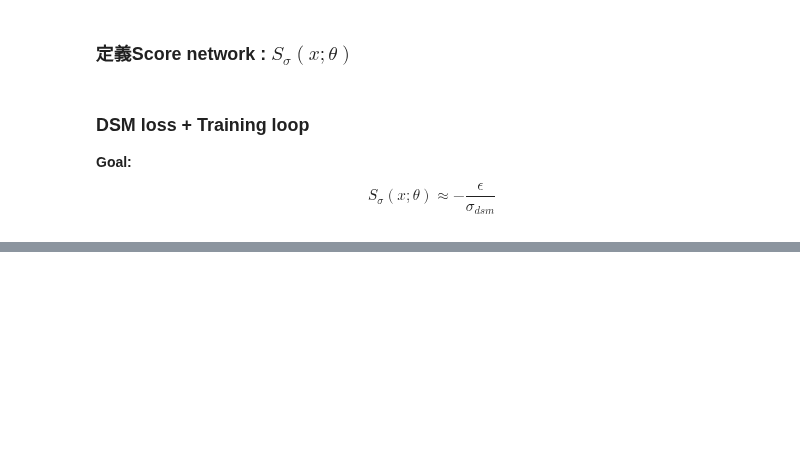
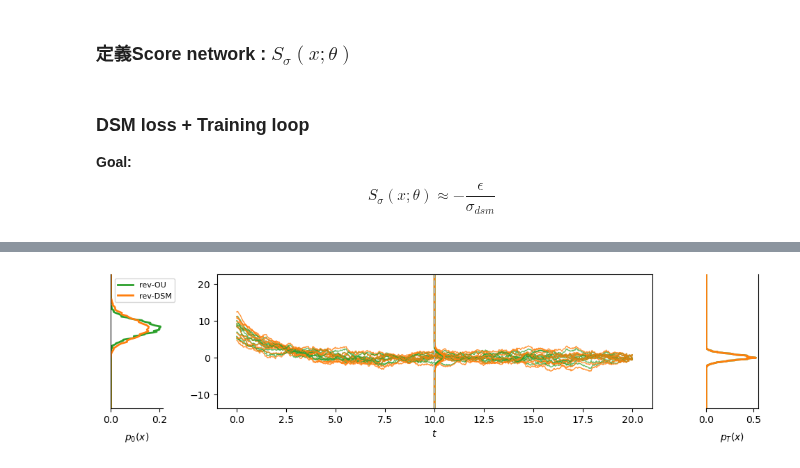
Before and after one commit to XuanWeiWang-999/2025Autumn_ML-project-DiffusionModel_02, a Jupyter notebook: 20251126_code/1D Gaussian_DSM.ipynb, the cells around one changed output, grey strips where cells are left out. Cells and saved outputs as stored; diff of their text form; code cells hidden in the pictures; blank space fills up the shorter version.

```diff
--- a/20251126_code/1D Gaussian_DSM.ipynb
+++ b/20251126_code/1D Gaussian_DSM.ipynb
@@ -293,0 +477,10 @@ plt.show()
+# %%
+def pdf_from_samples(xs, ys, bins=50):
+    """
+    xs: samples (N,1)
+    ys: y grid
+    return estimated pdf on ys
+    """
+    hist, edges = np.histogram(xs.squeeze(), bins=bins, density=True)
+    centers = 0.5*(edges[:-1] + edges[1:])
+    return np.interp(ys, centers, hist)
@@ -293,0 +581,9 @@ plt.show()
+# %%
+traj_true, ts = xs_true, ts_true   # reverse OU trajectories
+traj_dsm,  _  = xs_dsm , ts_dsm    # reverse DSM trajectories
+plot_reverse(traj_true, traj_dsm, ts,
+             t_target=10.0,
+             mu1=mu1, s1=s1,
+             beta=beta, sigma=sigma)
+# %% [output]
+[figure, added]
```
Also changed, not shown: parts of 14 cells of this notebook.
